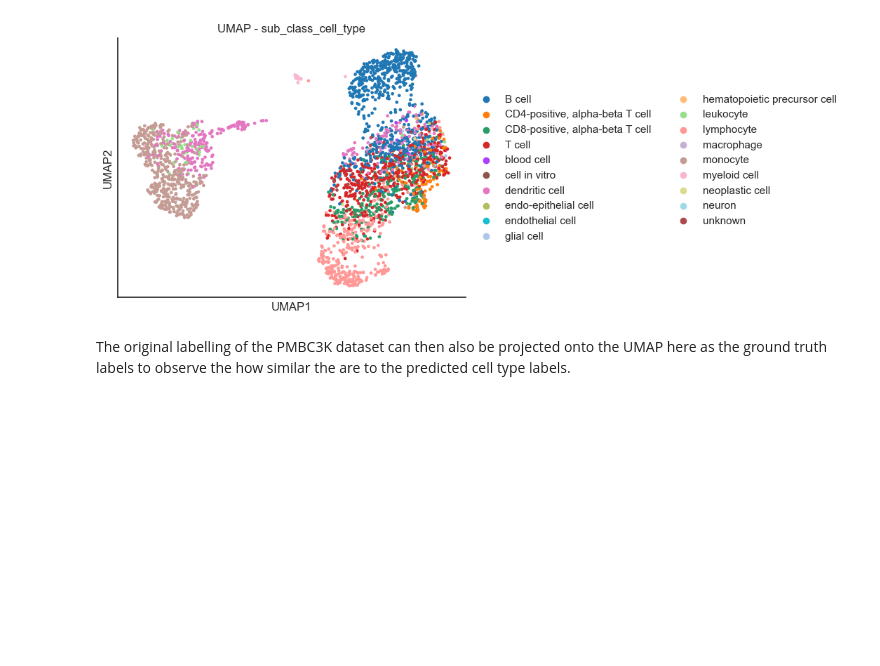
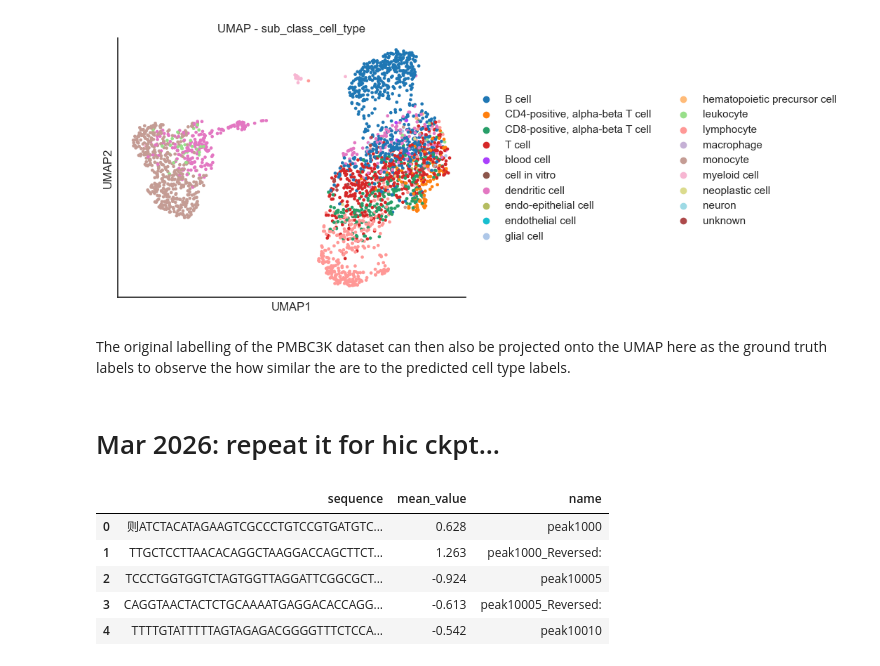
Before and after one commit to BiomedSciAI/biomed-multi-omic, a Jupyter notebook: tutorials/DNA/2_inference_inspection.ipynb, the cells around one changed output. Saved outputs shown, nothing was run; the diff lists cells and outputs as text; code cells hidden in the pictures; blank space fills up the shorter version.

```diff
--- a/tutorials/DNA/2_inference_inspection.ipynb
+++ b/tutorials/DNA/2_inference_inspection.ipynb
@@ -189,3 +189,16 @@ plot_embeddings(bmfm_adata, "sub_class_cell_type")
 [figure]
 # %% [markdown]
 The original labelling of the PMBC3K dataset can then also be projected onto the UMAP here as the ground truth labels to observe the how similar the are to the predicted cell type labels.
+# %% [markdown]
+# Mar 2026: repeat it for hic ckpt...
+# %%
+input_directory="/proj/bmfm/datasets/omics/genome/finetune_datasets/lenti_mpra_regression/K562_biallelic_200/"
+reference_labels = pd.read_csv(input_directory + "test.csv")
+reference_labels.head()
+# %% [output]
+|  | sequence | mean_value | name |
+| 0 | 则ATCTACATAGAAGTCGCCCTGTCCGTGATGTC... | 0.628 | peak1000 |
+| 1 | TTGCTCCTTAACACAGGCTAAGGACCAGCTTCT... | 1.263 | peak1000_Reversed: |
+| 2 | TCCCTGGTGGTCTAGTGGTTAGGATTCGGCGCT... | -0.924 | peak10005 |
+| 3 | CAGGTAACTACTCTGCAAAATGAGGACACCAGG... | -0.613 | peak10005_Reversed: |
+| 4 | TTTTGTATTTTTAGTAGAGACGGGGTTTCTCCA... | -0.542 | peak10010 |
```
Also changed, not shown: parts of 10 cells of this notebook, 9 other files.
